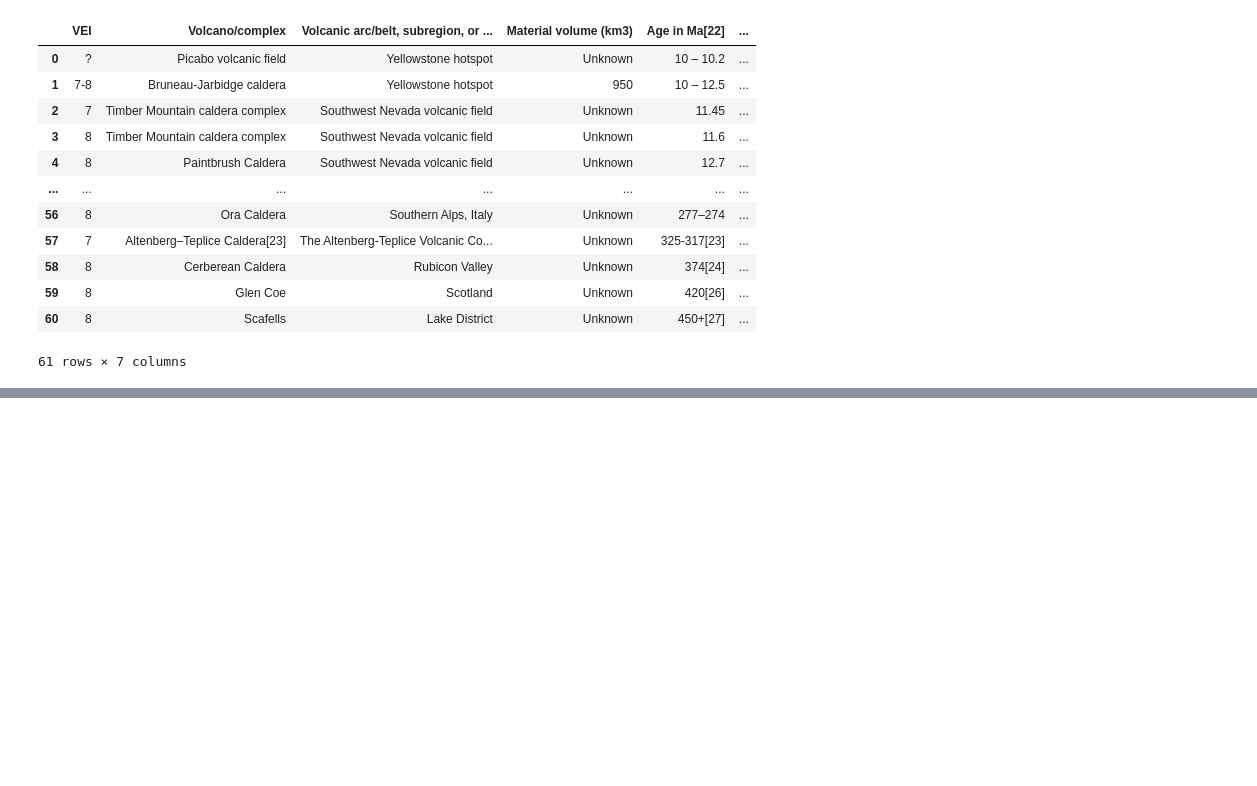
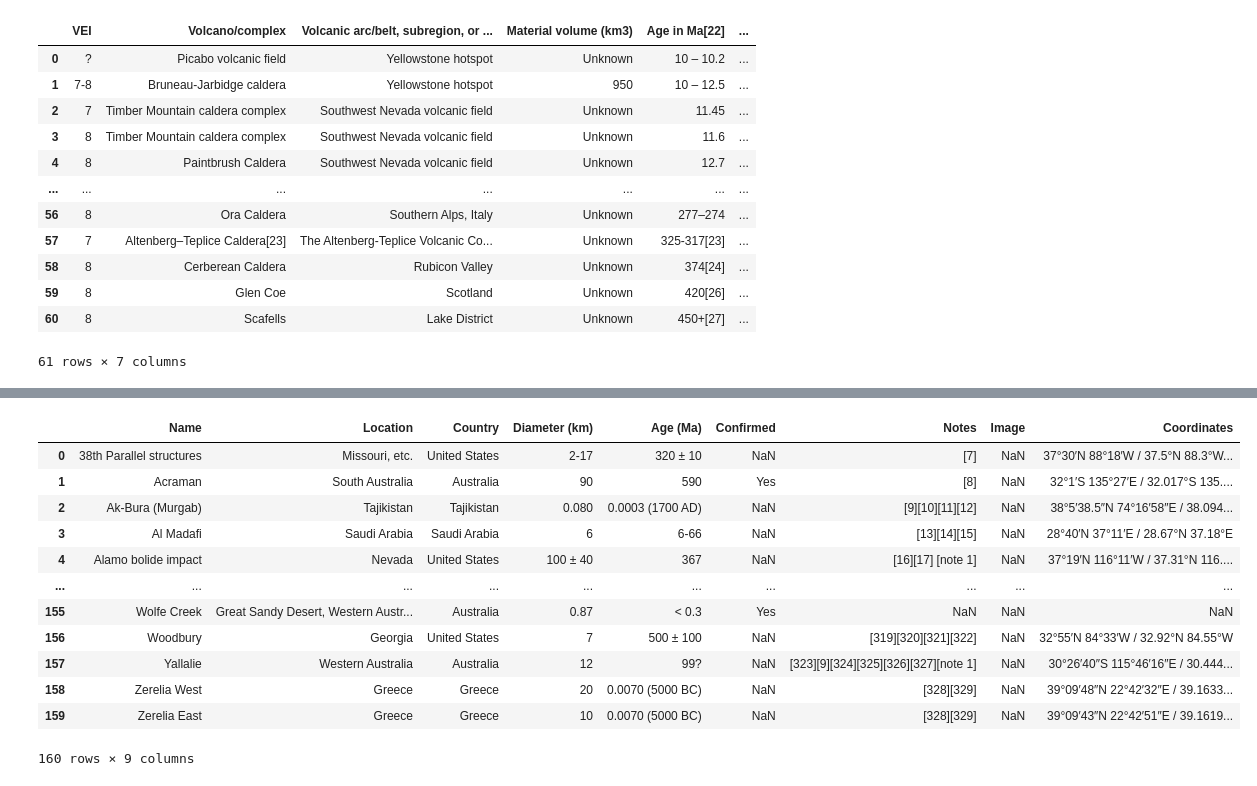
Before and after one commit to domschl/EbookTools, a Jupyter notebook: wiki_exporter.ipynb, the cells around one changed output, grey strips where cells are left out. Cells and saved outputs as stored; diff of their text form; code cells hidden in the pictures; blank space fills up the shorter version.

```diff
--- a/wiki_exporter.ipynb
+++ b/wiki_exporter.ipynb
@@ -420,0 +454,19 @@ for index in range (0, 3):
+# %%
+url = "https://en.wikipedia.org/wiki/List_of_possible_impact_structures_on_Earth"
+tables = pd.read_html(url)
+# %%
+tables[1]
+# %% [output]
+|  | Name | Location | Country | Diameter (km) | Age (Ma) | Confirmed | Notes | Image | Coordinates |
+| 0 | 38th Parallel structures | Missouri, etc. | United States | 2-17 | 320 ± 10 | NaN | [7] | NaN | 37°30′N 88°18′W﻿ / ﻿37.5°N 88.3°W... |
+| 1 | Acraman | South Australia | Australia | 90 | 590 | Yes | [8] | NaN | 32°1′S 135°27′E﻿ / ﻿32.017°S 135.... |
+| 2 | Ak-Bura (Murgab) | Tajikistan | Tajikistan | 0.080 | 0.0003 (1700 AD) | NaN | [9][10][11][12] | NaN | 38°5′38.5″N 74°16′58″E﻿ / ﻿38.094... |
+| 3 | Al Madafi | Saudi Arabia | Saudi Arabia | 6 | 6-66 | NaN | [13][14][15] | NaN | 28°40′N 37°11′E﻿ / ﻿28.67°N 37.18°E |
+| 4 | Alamo bolide impact | Nevada | United States | 100 ± 40 | 367 | NaN | [16][17] [note 1] | NaN | 37°19′N 116°11′W﻿ / ﻿37.31°N 116.... |
+| ... | ... | ... | ... | ... | ... | ... | ... | ... | ... |
+| 155 | Wolfe Creek | Great Sandy Desert, Western Austr... | Australia | 0.87 | < 0.3 | Yes | NaN | NaN | NaN |
+| 156 | Woodbury | Georgia | United States | 7 | 500 ± 100 | NaN | [319][320][321][322] | NaN | 32°55′N 84°33′W﻿ / ﻿32.92°N 84.55°W |
+| 157 | Yallalie | Western Australia | Australia | 12 | 99? | NaN | [323][9][324][325][326][327][note 1] | NaN | 30°26′40″S 115°46′16″E﻿ / ﻿30.444... |
+| 158 | Zerelia West | Greece | Greece | 20 | 0.0070 (5000 BC) | NaN | [328][329] | NaN | 39°09′48″N 22°42′32″E﻿ / ﻿39.1633... |
+| 159 | Zerelia East | Greece | Greece | 10 | 0.0070 (5000 BC) | NaN | [328][329] | NaN | 39°09′43″N 22°42′51″E﻿ / ﻿39.1619... |
+160 rows × 9 columns
```
Also changed, not shown: parts of 6 cells of this notebook.
